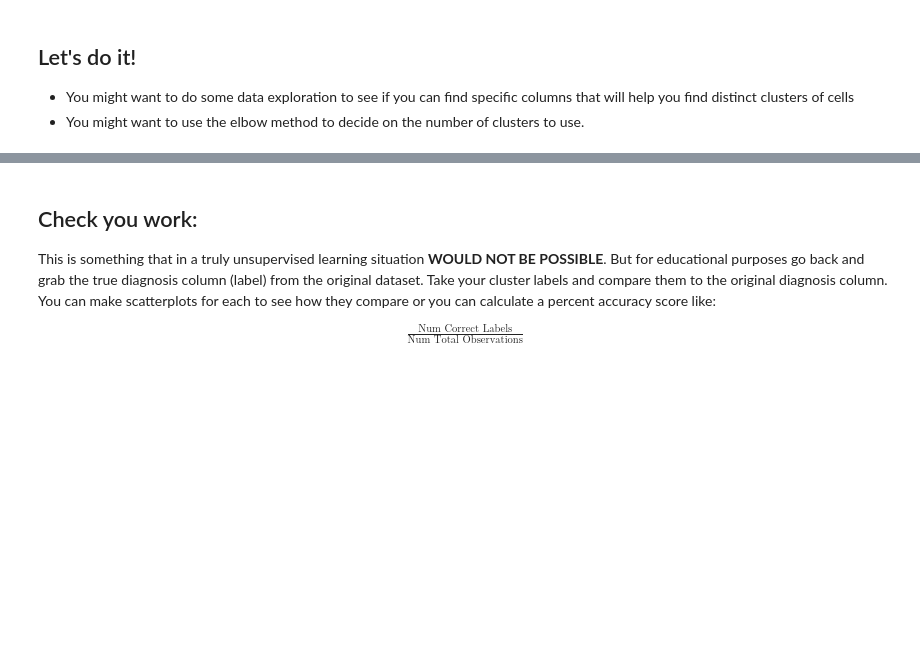
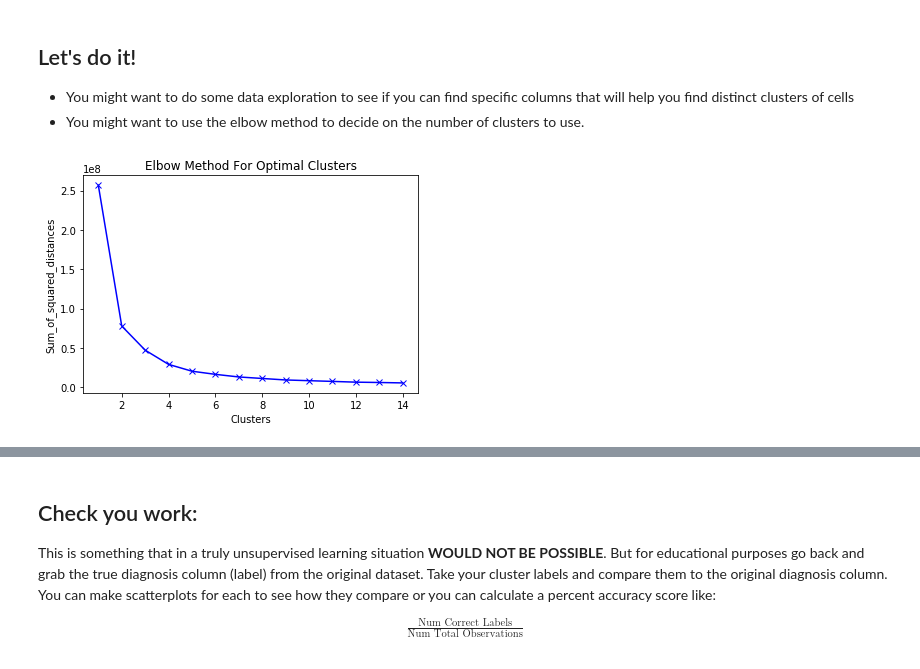
Before and after one commit to bloominstituteoftechnology/DS-Unit-1-Sprint-3-Linear-Algebra, a Jupyter notebook: module4-clustering/D4_Clustering_Assignment.ipynb, the cells around one changed output, grey strips where cells are left out. Drawn from its saved outputs; the diff is of its cells as text; code cells hidden in the pictures; blank space fills up the shorter version.

```diff
--- a/module4-clustering/D4_Clustering_Assignment.ipynb
+++ b/module4-clustering/D4_Clustering_Assignment.ipynb
@@ -56,0 +53,22 @@ df.head()
+# %%
+# First without PCA
+
+from sklearn.cluster import KMeans
+
+non_pca_df               = df
+km_df                    = KMeans(non_pca_df)
+sum_of_squared_distances = []
+
+clusters = range(1,15)
+for group in clusters:
+    km = KMeans(n_clusters = group)
+    km = km.fit(non_pca_df)
+    sum_of_squared_distances.append(km.inertia_)
+
+plt.plot(clusters, sum_of_squared_distances, 'bx-')
+plt.xlabel('Clusters')
+plt.ylabel('Sum_of_squared_distances')
+plt.title('Elbow Method For Optimal Clusters')
+plt.show()
+# %% [output]
+[figure, added]
```
Also changed, not shown: parts of 12 cells of this notebook.
